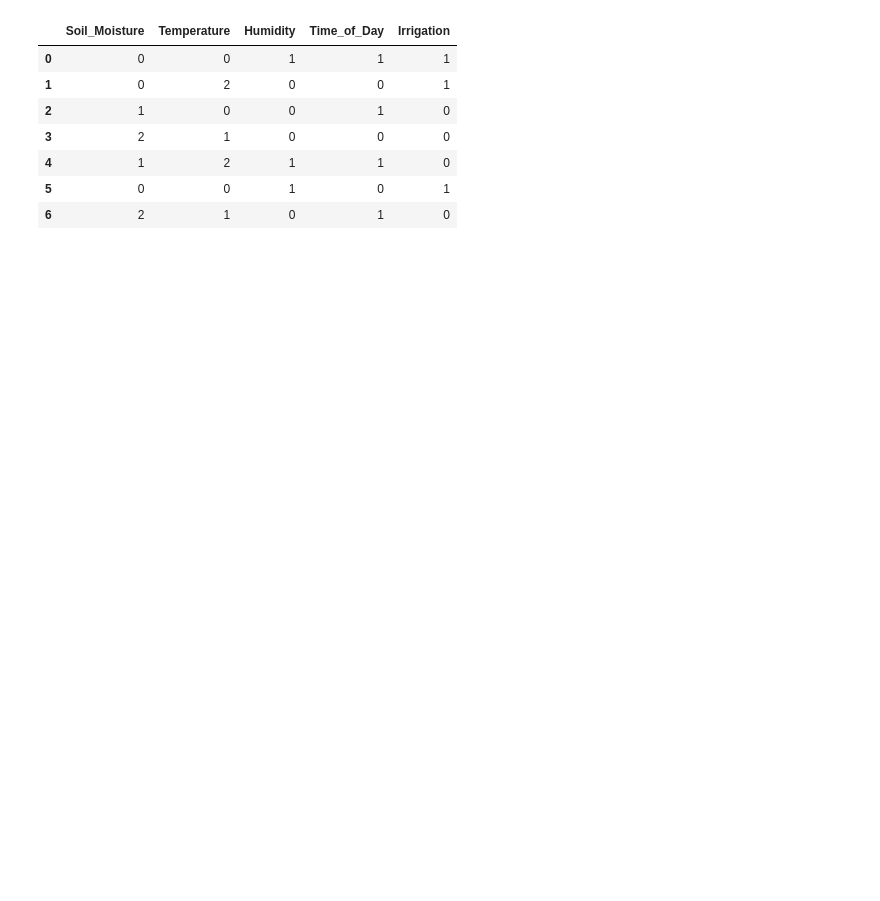
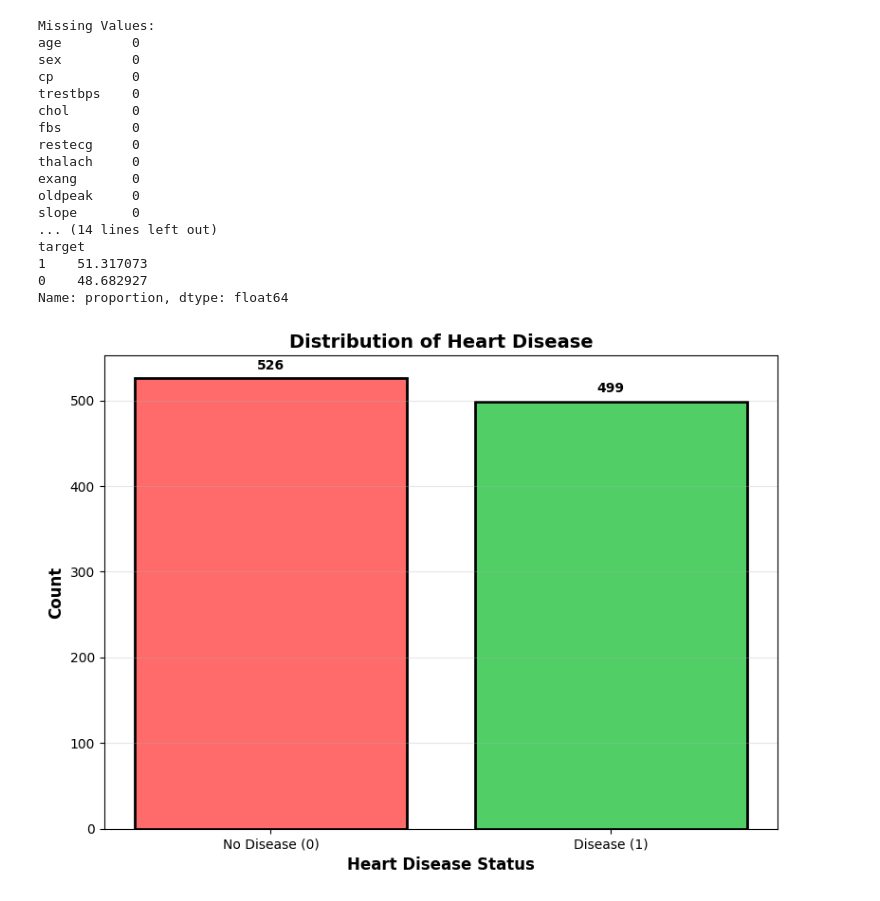
Before and after one commit to DHANYA-P-31/MachineLearning, a Jupyter notebook: DecisionTree/decisionTree.ipynb, the cells around one changed output. Cells and saved outputs as stored; diff of their text form; code cells hidden in the pictures; blank space fills up the shorter version.

```diff
--- a/DecisionTree/decisionTree.ipynb
+++ b/DecisionTree/decisionTree.ipynb
@@ -27,22 +40,44 @@ df
 # %%
-encoders = {}
-
-for column in df.columns:
-    le = LabelEncoder()
-    df[column] = le.fit_transform(df[column])
-    encoders[column] = le
-
-df
+# Check for Missing Values and Duplicates
+print("Missing Values:")
+print(df.isnull().sum())
+print("\nDuplicate Rows:", df.duplicated().sum())
+print("\nTarget Distribution:")
+print(df['target'].value_counts())
+print("\nTarget Percentage:")
+print(df['target'].value_counts(normalize=True) * 100)
 # %% [output]
-|  | Soil_Moisture | Temperature | Humidity | Time_of_Day | Irrigation |
-| 0 | 0 | 0 | 1 | 1 | 1 |
-| 1 | 0 | 2 | 0 | 0 | 1 |
-| 2 | 1 | 0 | 0 | 1 | 0 |
-| 3 | 2 | 1 | 0 | 0 | 0 |
-| 4 | 1 | 2 | 1 | 1 | 0 |
-| 5 | 0 | 0 | 1 | 0 | 1 |
-| 6 | 2 | 1 | 0 | 1 | 0 |
+Missing Values:
+age         0
+sex         0
+cp          0
+trestbps    0
+chol        0
+fbs         0
+restecg     0
+thalach     0
+exang       0
+oldpeak     0
+slope       0
+... (14 lines left out)
+target
+1    51.317073
+0    48.682927
+Name: proportion, dtype: float64
 # %%
-X = df.drop("Irrigation", axis=1)
-y = df["Irrigation"]
+# Visualization 1: Distribution of Target (Heart Disease)
+plt.figure(figsize=(8, 6))
+target_counts = df['target'].value_counts()
+colors = ['#ff6b6b', '#51cf66']
+plt.bar(['No Disease (0)', 'Disease (1)'], target_counts.values, color=colors, edgecolor='black', linewidth=2)
+plt.xlabel('Heart Disease Status', fontsize=12, fontweight='bold')
+plt.ylabel('Count', fontsize=12, fontweight='bold')
+plt.title('Distribution of Heart Disease', fontsize=14, fontweight='bold')
+plt.grid(axis='y', alpha=0.3)
+for i, v in enumerate(target_counts.values):
+    plt.text(i, v + 10, str(v), ha='center', fontweight='bold')
+plt.tight_layout()
+plt.show()
+# %% [output]
+[figure, added]
 # %%
```
Also changed, not shown: parts of 15 cells of this notebook.
